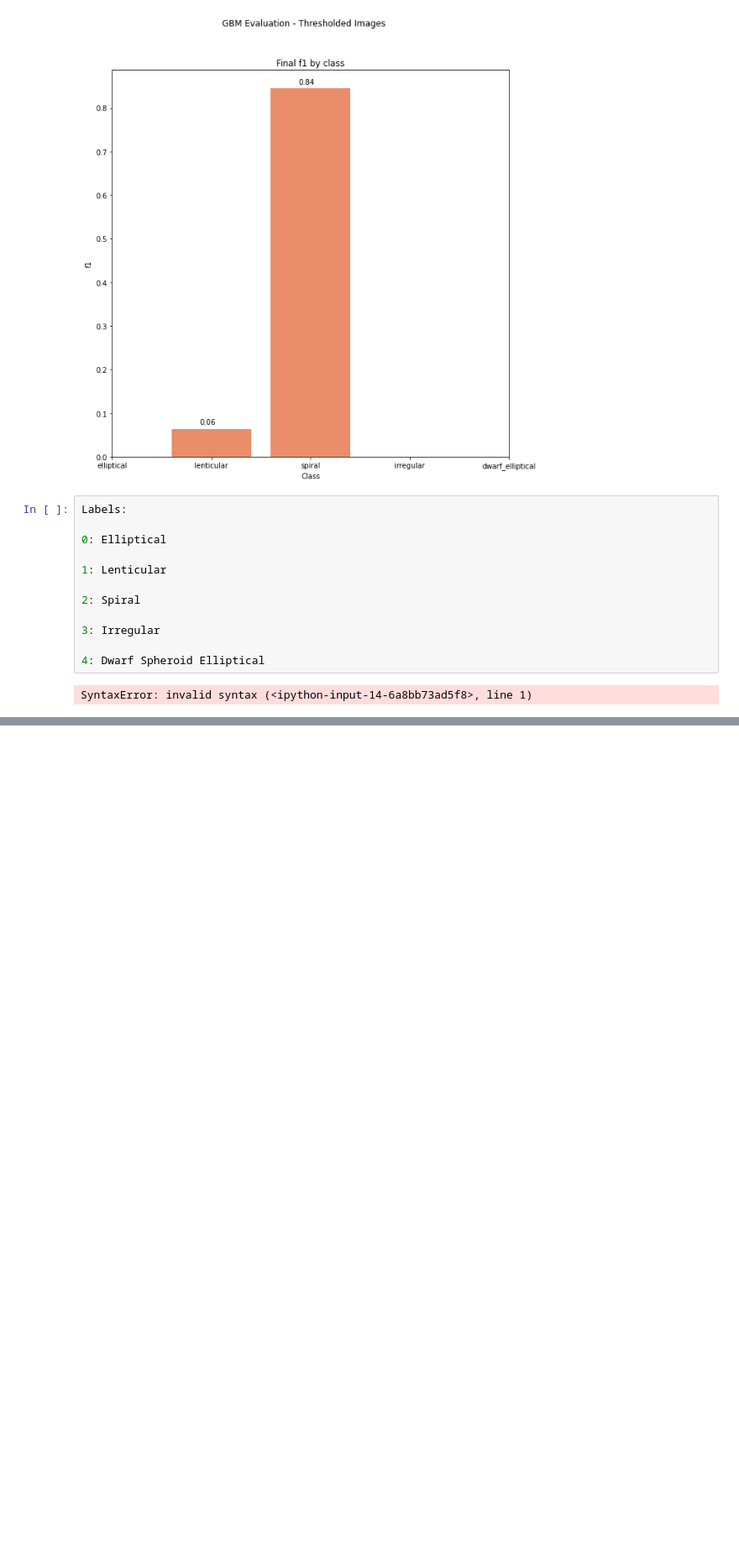
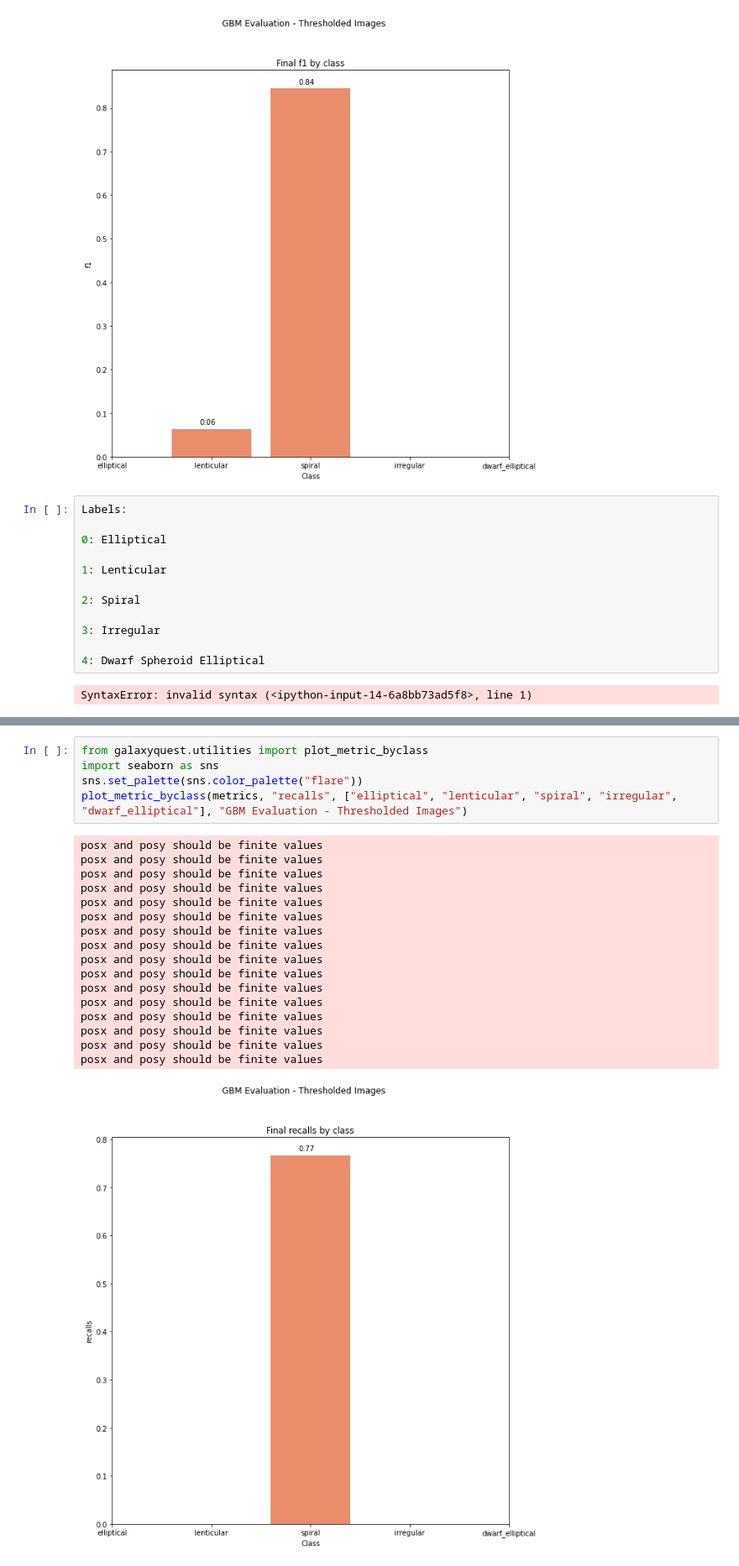
Before and after one commit to frankmaayn/galaxy_computer_vision_with_EFIGI_data, a Jupyter notebook: Notebooks/GBM Evaluation.ipynb, the cells around one changed output, grey strips where cells are left out. Shown: that part at 84% size. Drawn from its saved outputs; the diff is of its cells as text; blank space fills up the shorter version.

```diff
--- a/Notebooks/GBM Evaluation.ipynb
+++ b/Notebooks/GBM Evaluation.ipynb
@@ -166,0 +232,23 @@ SyntaxError: invalid syntax (<ipython-input-14-6a8bb73ad5f8>, line 1)
+# %%
+from galaxyquest.utilities import plot_metric_byclass
+import seaborn as sns
+sns.set_palette(sns.color_palette("flare"))
+plot_metric_byclass(metrics, "recalls", ["elliptical", "lenticular", "spiral", "irregular", "dwarf_elliptical"], "GBM Evaluation - Thresholded Images")
+# %% [output]
+posx and posy should be finite values
+posx and posy should be finite values
+posx and posy should be finite values
+posx and posy should be finite values
+posx and posy should be finite values
+posx and posy should be finite values
+posx and posy should be finite values
+posx and posy should be finite values
+posx and posy should be finite values
+posx and posy should be finite values
+posx and posy should be finite values
+posx and posy should be finite values
+posx and posy should be finite values
+posx and posy should be finite values
+posx and posy should be finite values
+posx and posy should be finite values
+[figure, added]
```
Also changed, not shown: parts of 9 cells of this notebook, 5 other files.
